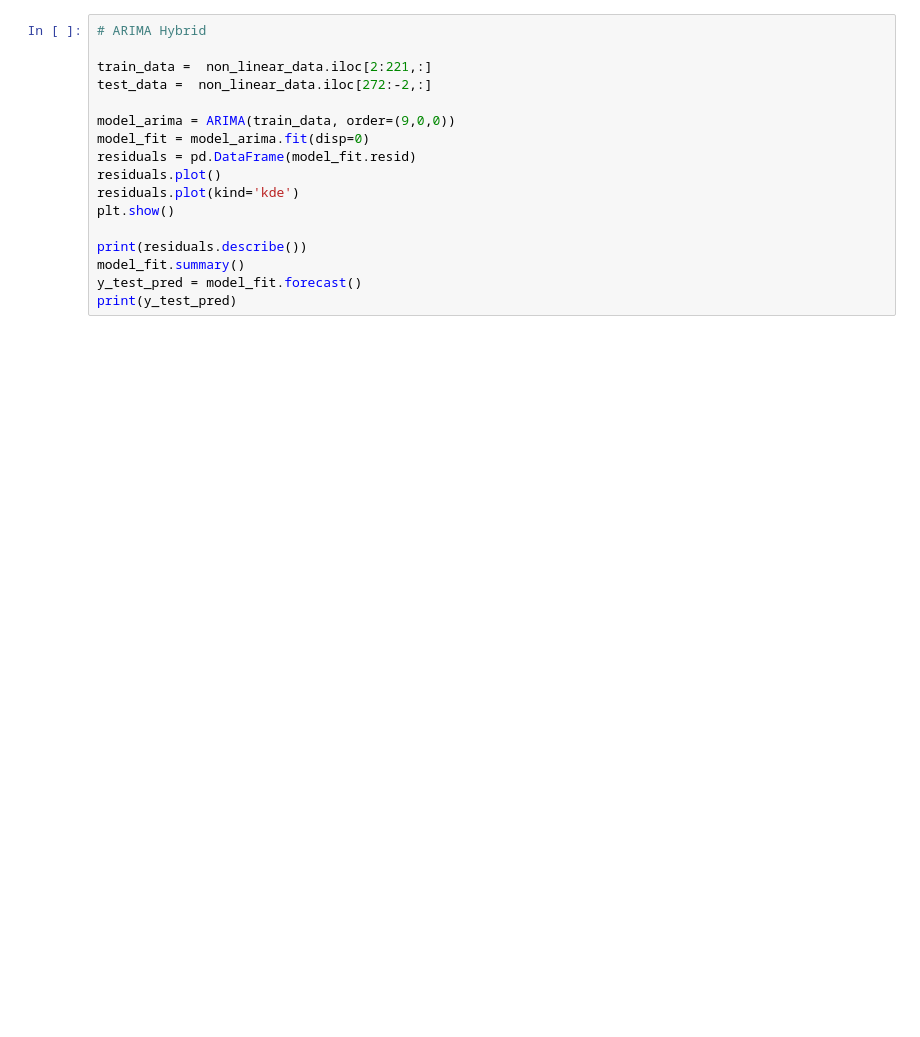
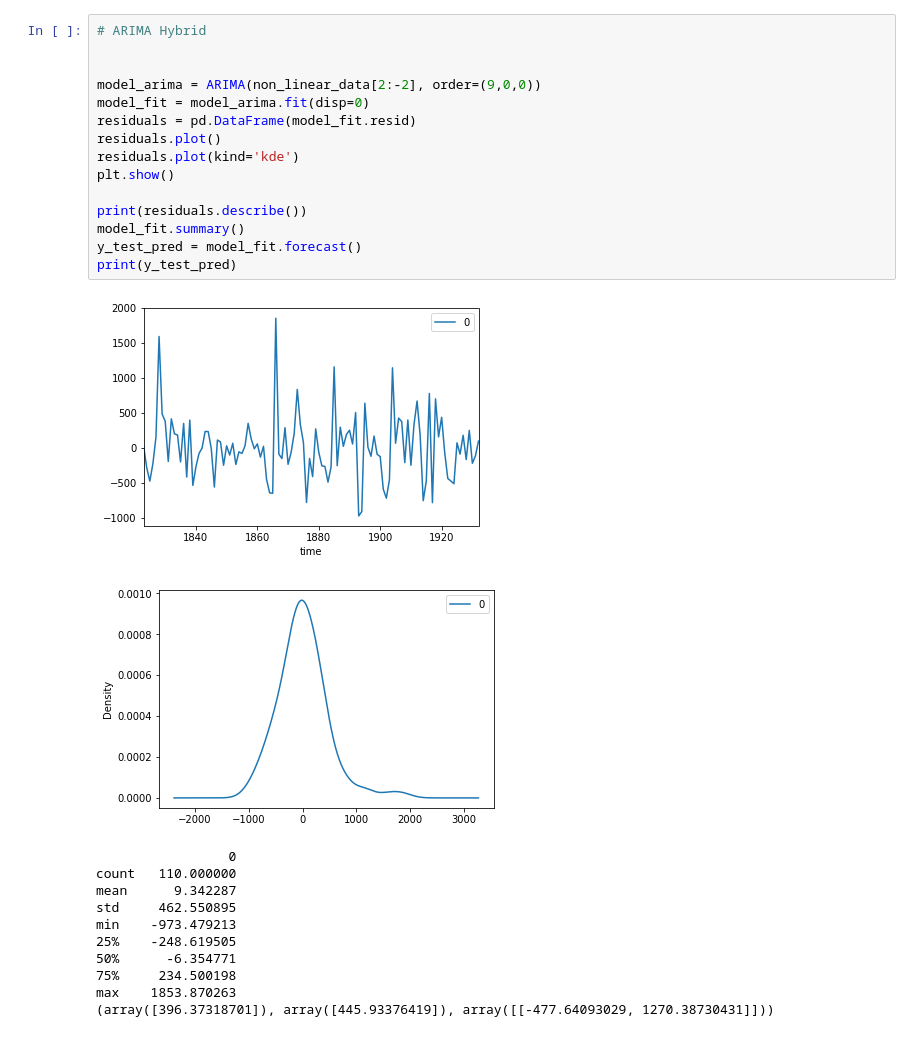
Before and after one commit to thefr33radical/hybrid_forecasting, a Jupyter notebook: code/ARIMA_ANN_lynx.ipynb, the cells around one changed output. Drawn from its saved outputs; the diff is of its cells as text; blank space fills up the shorter version.

```diff
--- a/code/ARIMA_ANN_lynx.ipynb
+++ b/code/ARIMA_ANN_lynx.ipynb
@@ -86,19 +124,30 @@ print("The MSE score on the Test set is:\t{:0.3f}".format(ms(y_test, y_test_pred
 # %%
 # ARIMA Hybrid
 
-train_data =  non_linear_data.iloc[2:221,:]
-test_data =  non_linear_data.iloc[272:-2,:]
 
-model_arima = ARIMA(train_data, order=(9,0,0))
+model_arima = ARIMA(non_linear_data[2:-2], order=(9,0,0))
 model_fit = model_arima.fit(disp=0)
 residuals = pd.DataFrame(model_fit.resid)
 residuals.plot()
 residuals.plot(kind='kde')
 plt.show()
 
 print(residuals.describe())
 model_fit.summary()
 y_test_pred = model_fit.forecast()
 print(y_test_pred)
+# %% [output]
+[figure, added]
+[figure, added]
+                 0
+count   110.000000
+mean      9.342287
+std     462.550895
+min    -973.479213
+25%    -248.619505
+50%      -6.354771
+75%     234.500198
+max    1853.870263
+(array([396.37318701]), array([445.93376419]), array([[-477.64093029, 1270.38730431]]))
 # %%
 # ANN Hybrid
```
Also changed, not shown: parts of 8 cells of this notebook.
